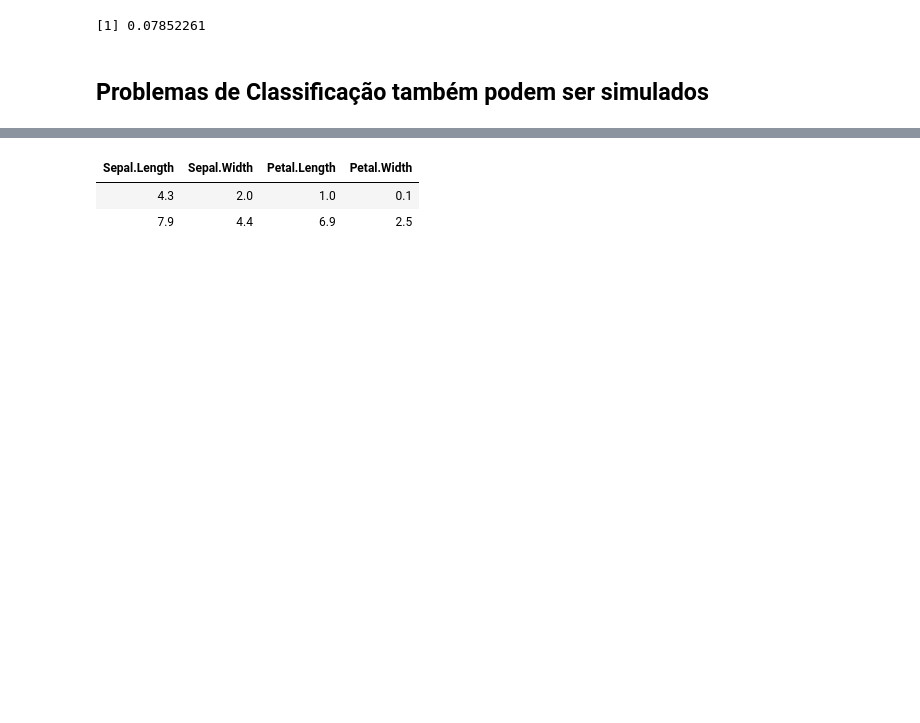
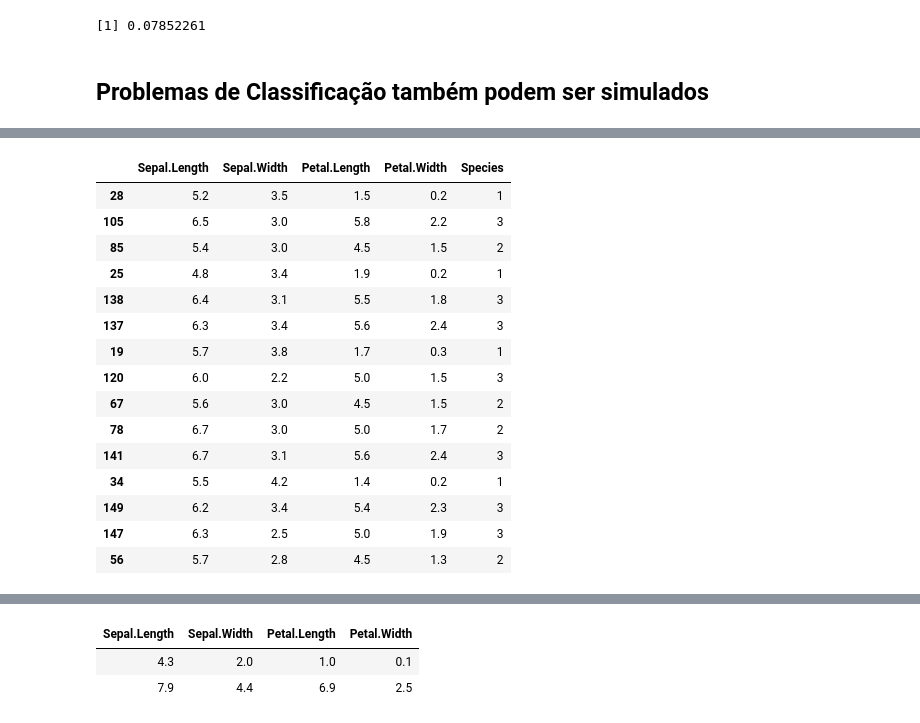
Before and after one commit to arnaldoljr/Redes-Neuro-Fuzzy, a Jupyter notebook: LearningFromDataFuzzy.ipynb, the cells around one changed output, grey strips where cells are left out. Cells and saved outputs as stored; diff of their text form; code cells hidden in the pictures; blank space fills up the shorter version.

```diff
--- a/LearningFromDataFuzzy.ipynb
+++ b/LearningFromDataFuzzy.ipynb
@@ -353,3 +364,22 @@ irisShuffled
+# %%
+head(irisShuffled,15)
+# %% [output]
+|  | Sepal.Length | Sepal.Width | Petal.Length | Petal.Width | Species |
+| 28 | 5.2 | 3.5 | 1.5 | 0.2 | 1 |
+| 105 | 6.5 | 3.0 | 5.8 | 2.2 | 3 |
+| 85 | 5.4 | 3.0 | 4.5 | 1.5 | 2 |
+| 25 | 4.8 | 3.4 | 1.9 | 0.2 | 1 |
+| 138 | 6.4 | 3.1 | 5.5 | 1.8 | 3 |
+| 137 | 6.3 | 3.4 | 5.6 | 2.4 | 3 |
+| 19 | 5.7 | 3.8 | 1.7 | 0.3 | 1 |
+| 120 | 6.0 | 2.2 | 5.0 | 1.5 | 3 |
+| 67 | 5.6 | 3.0 | 4.5 | 1.5 | 2 |
+| 78 | 6.7 | 3.0 | 5.0 | 1.7 | 2 |
+| 141 | 6.7 | 3.1 | 5.6 | 2.4 | 3 |
+| 34 | 5.5 | 4.2 | 1.4 | 0.2 | 1 |
+| 149 | 6.2 | 3.4 | 5.4 | 2.3 | 3 |
+| 147 | 6.3 | 2.5 | 5.0 | 1.9 | 3 |
+| 56 | 5.7 | 2.8 | 4.5 | 1.3 | 2 |
 # %%
 tra.iris <-irisShuffled[1:105,]
 # %%
```
Also changed, not shown: parts of 43 cells of this notebook.
